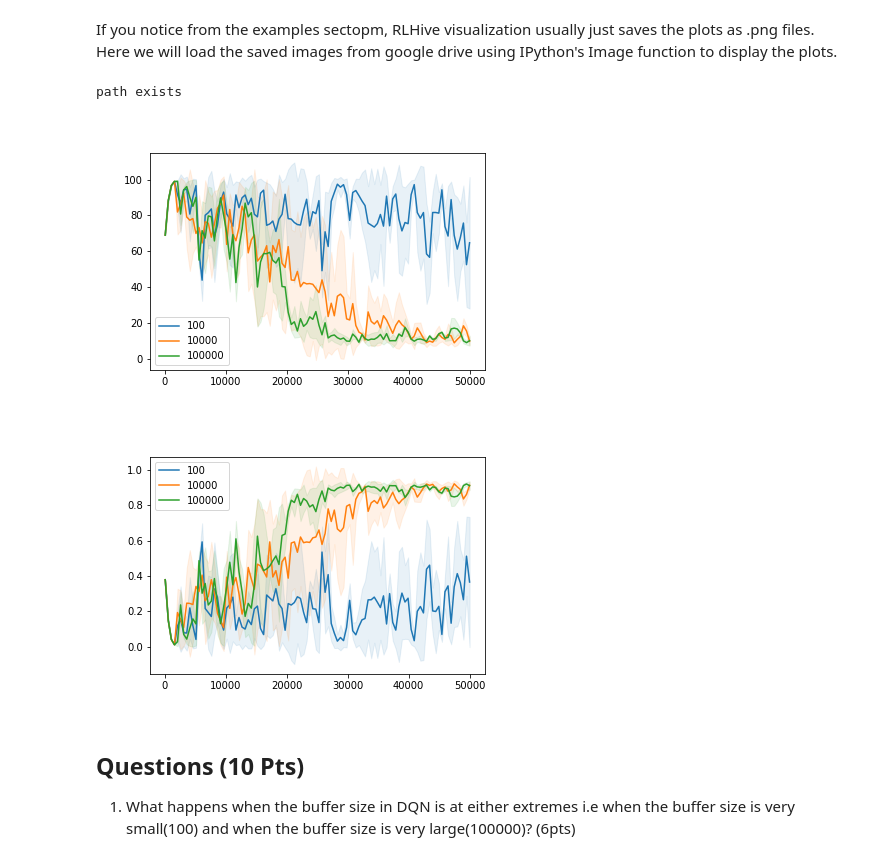
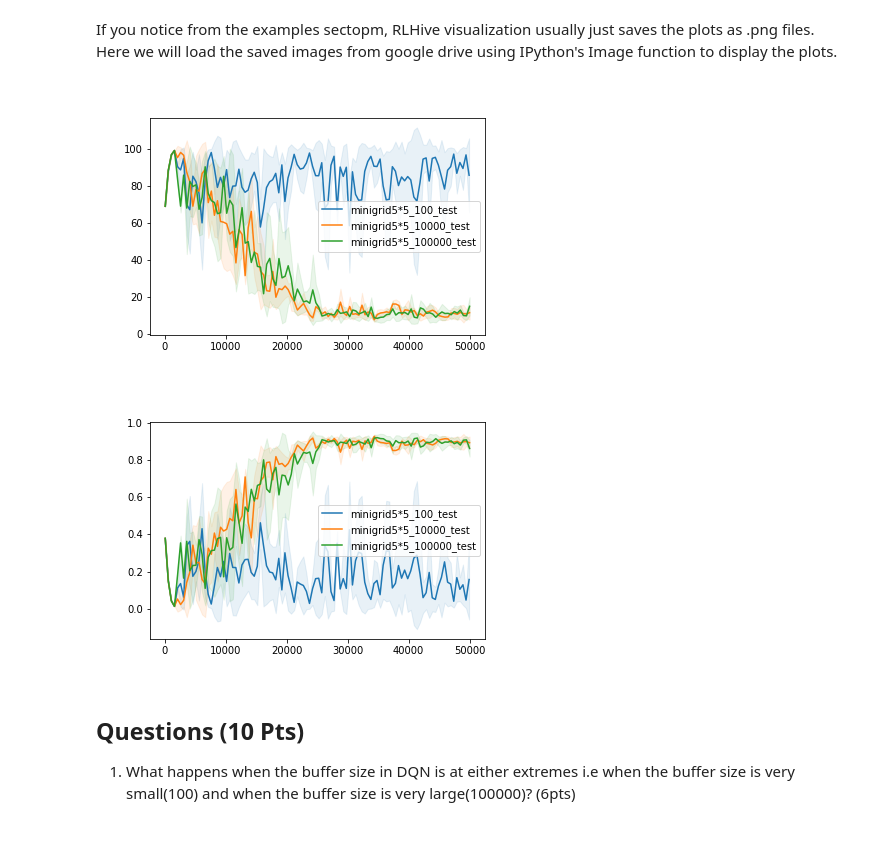
Before and after one commit to LatentDream/reinforcement-learning-intro, a Jupyter notebook: Assignment_4/main.ipynb, the cells around one changed output. Cells and saved outputs as stored; diff of their text form; code cells hidden in the pictures.

```diff
--- a/Assignment_4/main.ipynb
+++ b/Assignment_4/main.ipynb
@@ -270,21 +272,20 @@ If you notice from the examples sectopm, RLHive visualization usually just saves
 # %%
 folder_path = "/content/drive/My Drive/RL_assign4/buffer_capacity/"
 try:
   os.mkdir(folder_path)
 except:
   print("path exists")
-I_episode = cv2.imread('/content/drive/My Drive/RL_assign4/experiment/buffer_size/visualization/episode_length.png')
-I_rewards = cv2.imread('/content/drive/My Drive/RL_assign4/experiment/buffer_size/visualization/reward.png')
-cv2.imwrite('/content/drive/My Drive/RL_assign4/experiment/buffer_size/visualization/episode_length.png', I_episode)
-cv2.imwrite('/content/drive/My Drive/RL_assign4/experiment/buffer_size/visualization/reward.png', I_rewards)
-Image('/content/drive/My Drive/RL_assign4/experiment/buffer_size/visualization/episode_length.png')
+I_episode = cv2.imread('/content/drive/My Drive/RL_assign4/experiment/buffer_size/episode_length.png')
+I_rewards = cv2.imread('/content/drive/My Drive/RL_assign4/experiment/buffer_size/reward.png')
+cv2.imwrite('/content/drive/My Drive/RL_assign4/experiment/buffer_size/episode_length.png', I_episode)
+cv2.imwrite('/content/drive/My Drive/RL_assign4/experiment/buffer_size/reward.png', I_rewards)
+Image('/content/drive/My Drive/RL_assign4/experiment/buffer_size/episode_length.png')
 # %% [output]
-path exists
-[figure, old version]
+[figure, new version]
 # %%
-Image('/content/drive/My Drive/RL_assign4/experiment/buffer_size/visualization/reward.png')
+Image('/content/drive/My Drive/RL_assign4/experiment/buffer_size/reward.png')
 # %% [output]
-[figure, old version]
+[figure, new version]
 # %% [markdown]
 ## Questions (10 Pts)
 
```
Also changed, not shown: parts of 7 cells of this notebook.
